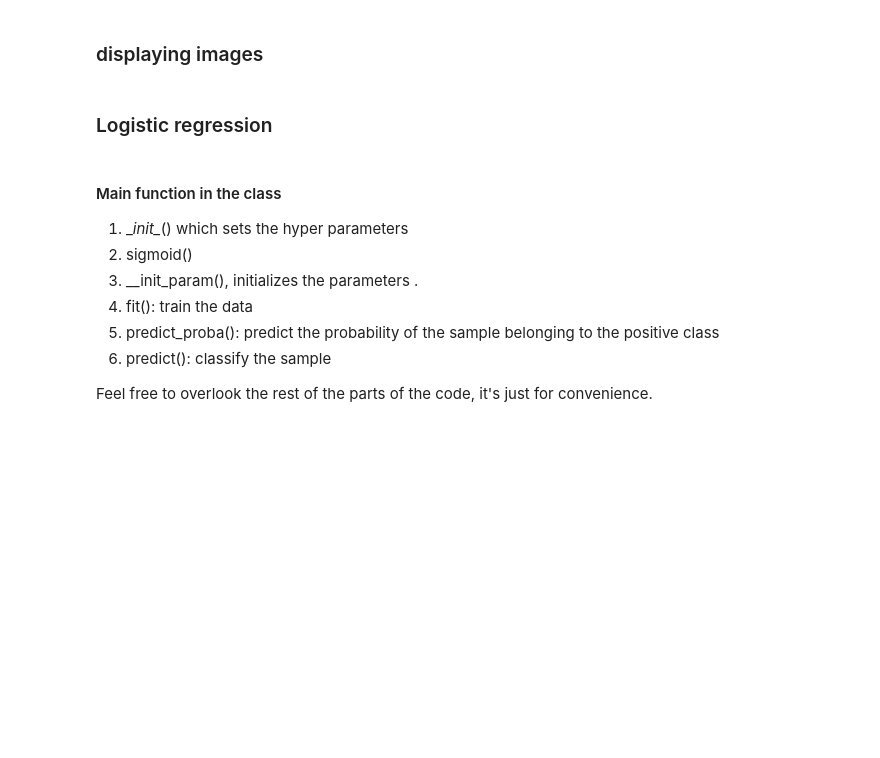
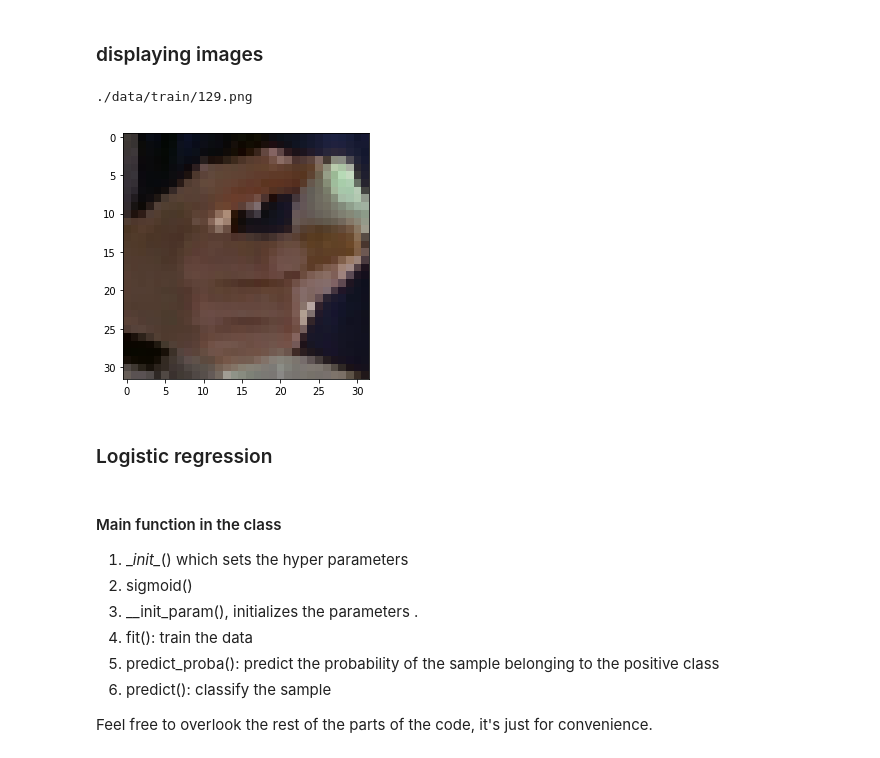
Before and after one commit to caitaozhan/CSE512-homework, a Jupyter notebook: hw3/logistic_regression.ipynb, the cells around one changed output. Saved outputs shown, nothing was run; the diff lists cells and outputs as text; code cells hidden in the pictures; blank space fills up the shorter version.

```diff
--- a/hw3/logistic_regression.ipynb
+++ b/hw3/logistic_regression.ipynb
@@ -85,7 +96,10 @@ def display(img_path):
     io.imshow(img)
     io.show()
 # %%
-display(IMAGE_DIR+"train/1.png")
+display(IMAGE_DIR+"train/129.png")
+# %% [output]
+./data/train/129.png
+[figure, added]
 # %% [markdown]
 ### Logistic regression
 # %% [markdown]
```
Also changed, not shown: parts of 49 cells of this notebook, 31 other files.
